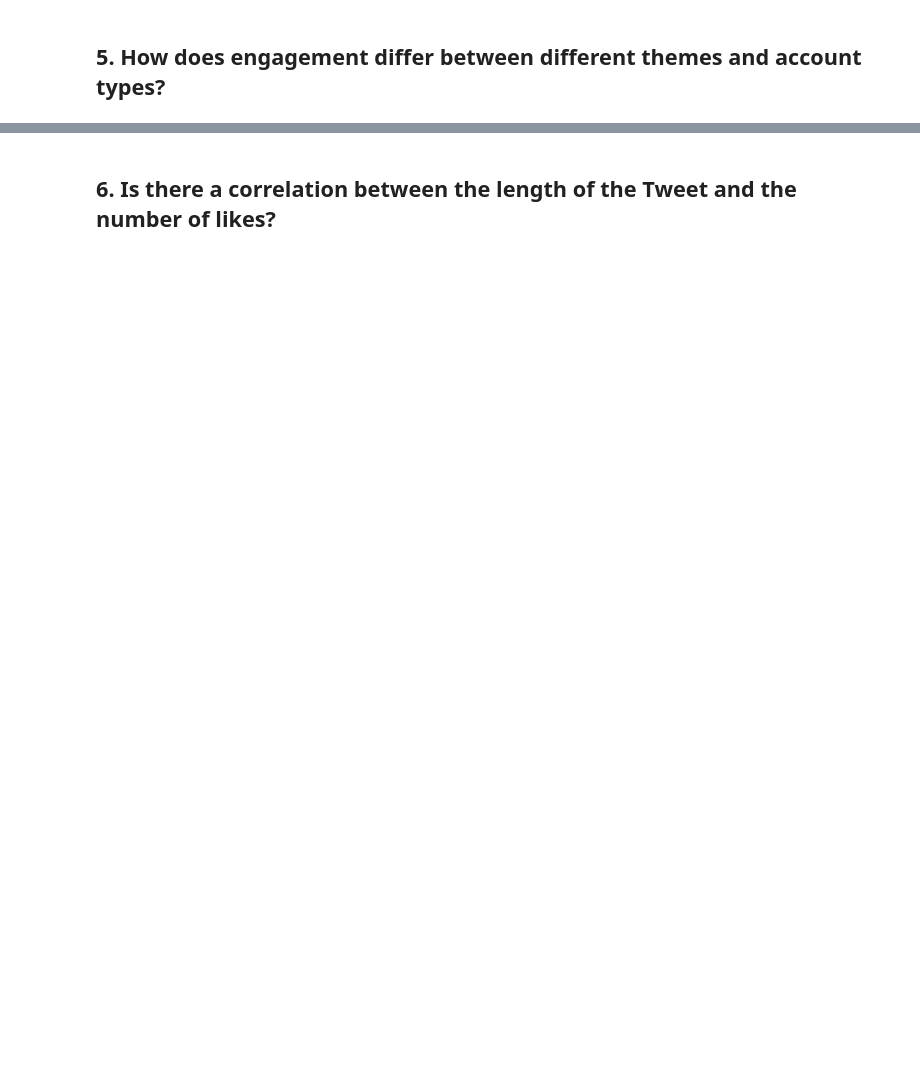
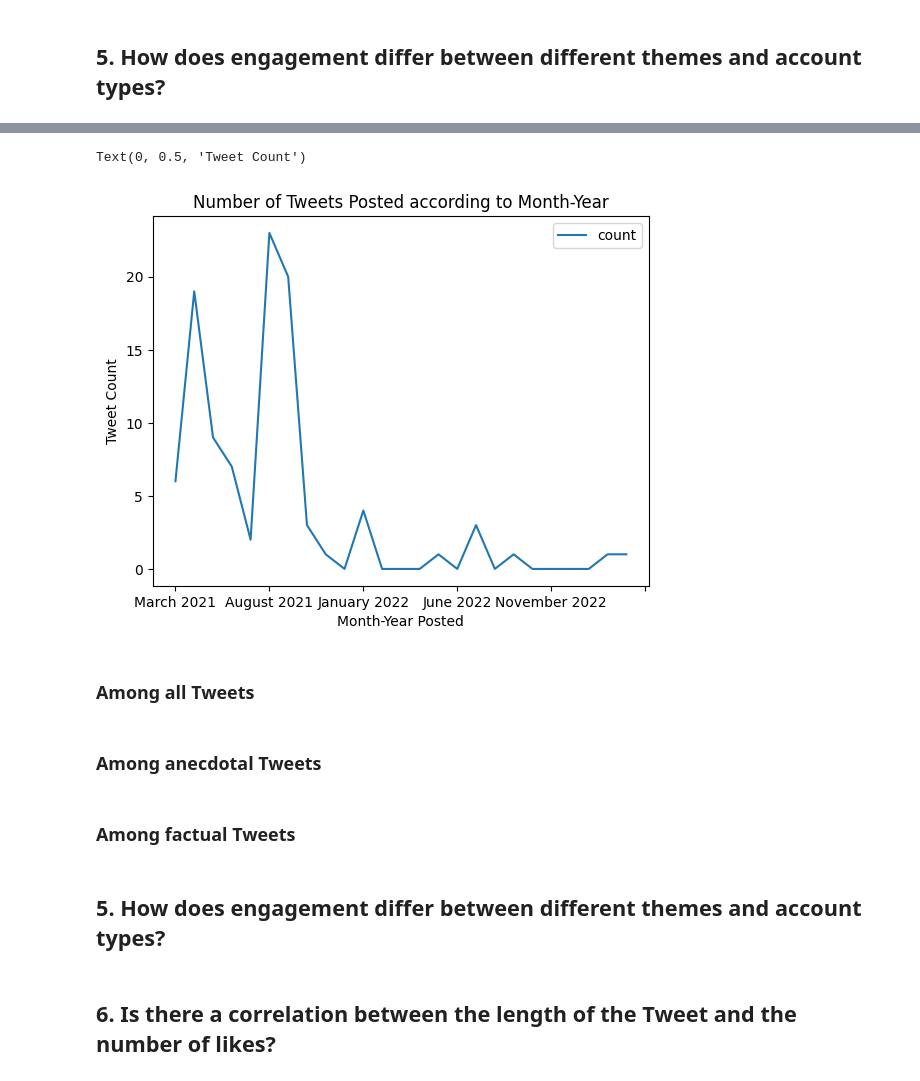
Before and after one commit to shannentan22/Group-10-Ivermectin, a Jupyter notebook: cs_132_data_exploration_group_10.ipynb, the cells around one changed output, grey strips where cells are left out. Drawn from its saved outputs; the diff is of its cells as text; code cells hidden in the pictures; blank space fills up the shorter version.

```diff
--- a/cs_132_data_exploration_group_10.ipynb
+++ b/cs_132_data_exploration_group_10.ipynb
@@ -511,2 +609,18 @@ Text(0.5, 1.0, 'Heatmap')
+# %%
+# Create a line graph
+lx = df_merged.plot(kind='line', x='Month-Year Posted', y='count', title='Number of Tweets Posted according to Month-Year')
+lx.set_xlabel("Month-Year Posted")
+lx.set_ylabel("Tweet Count")
+# %% [output]
+Text(0, 0.5, 'Tweet Count')
+[figure, added]
+# %% [markdown]
+### Among all Tweets
+# %% [markdown]
+### Among anecdotal Tweets
+# %% [markdown]
+### Among factual Tweets
+# %% [markdown]
+## 5. How does engagement differ between different themes and account types?
 # %% [markdown]
 ## 6. Is there a correlation between the length of the Tweet and the number of likes?
```
Also changed, not shown: parts of 67 cells of this notebook, 8 other files.
